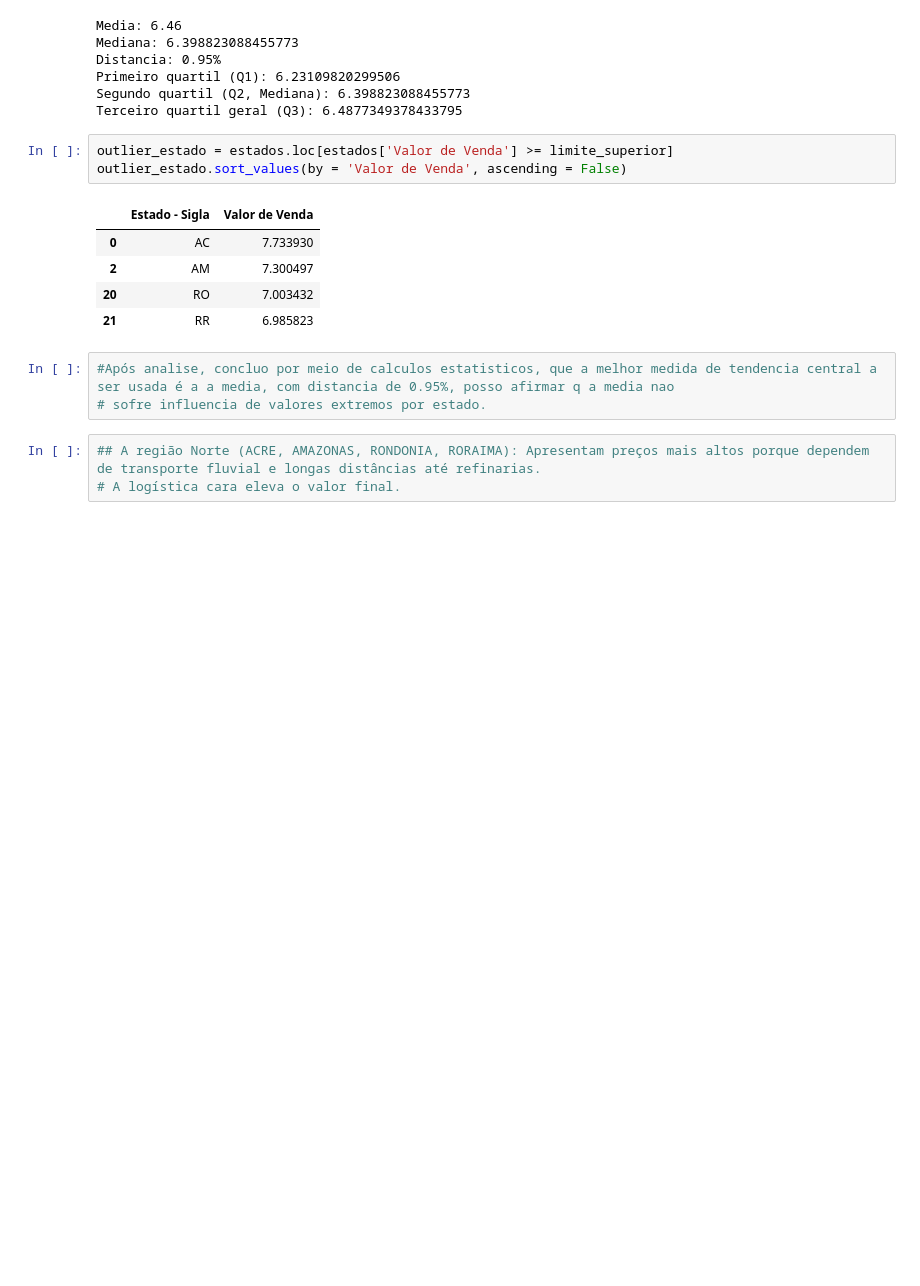
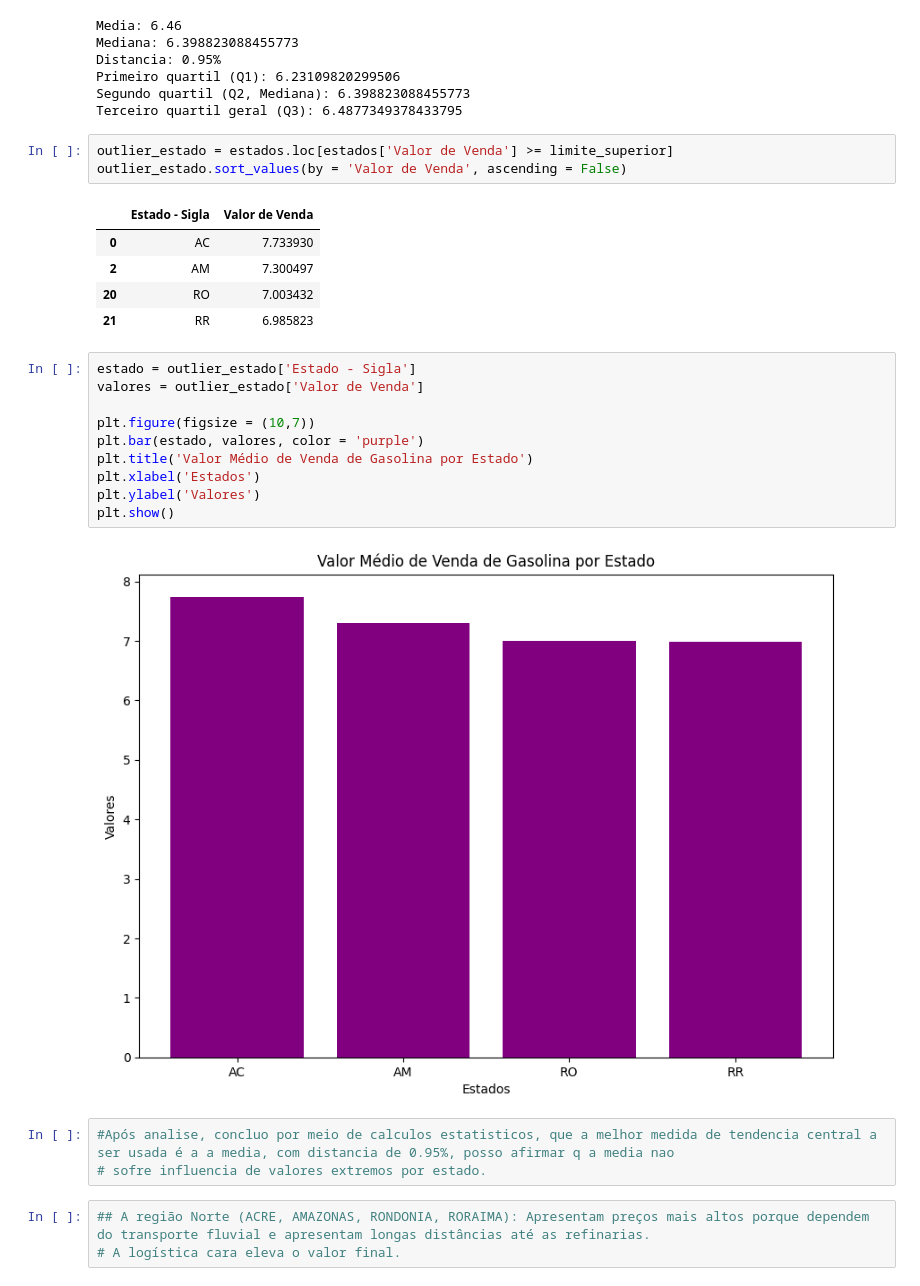
Before and after one commit to leticyanunes/Repo_Senac, a Jupyter notebook: analise_anp.ipynb, the cells around one changed output. Saved outputs shown, nothing was run; the diff lists cells and outputs as text; blank space fills up the shorter version.

```diff
--- a/analise_anp.ipynb
+++ b/analise_anp.ipynb
@@ -302,9 +303,21 @@ outlier_estado.sort_values(by = 'Valor de Venda', ascending = False)
 | 2 | AM | 7.300497 |
 | 20 | RO | 7.003432 |
 | 21 | RR | 6.985823 |
+# %%
+estado = outlier_estado['Estado - Sigla']
+valores = outlier_estado['Valor de Venda']
+
+plt.figure(figsize = (10,7))
+plt.bar(estado, valores, color = 'purple')
+plt.title('Valor Médio de Venda de Gasolina por Estado')
+plt.xlabel('Estados')
+plt.ylabel('Valores')
+plt.show()
+# %% [output]
+[figure, added]
 # %%
 #Após analise, concluo por meio de calculos estatisticos, que a melhor medida de tendencia central a ser usada é a a media, com distancia de 0.95%, posso afirmar q a media nao
 # sofre influencia de valores extremos por estado.
 # %%
-## A região Norte (ACRE, AMAZONAS, RONDONIA, RORAIMA): Apresentam preços mais altos porque dependem de transporte fluvial e longas distâncias até refinarias.
+## A região Norte (ACRE, AMAZONAS, RONDONIA, RORAIMA): Apresentam preços mais altos porque dependem do transporte fluvial e apresentam longas distâncias até as refinarias.
 # A logística cara eleva o valor final.
```
Also changed, not shown: parts of 1 cell of this notebook, 2 other files.
